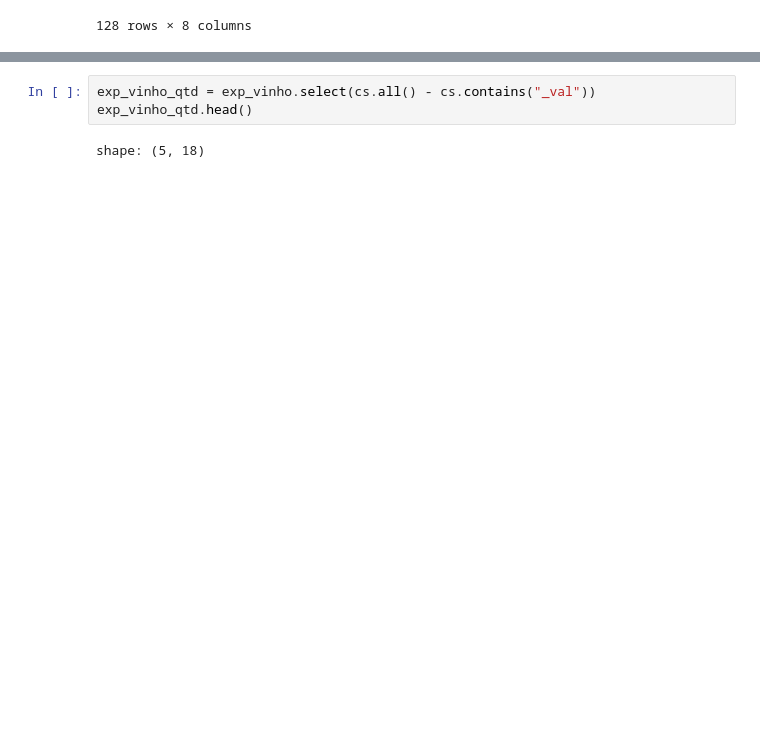
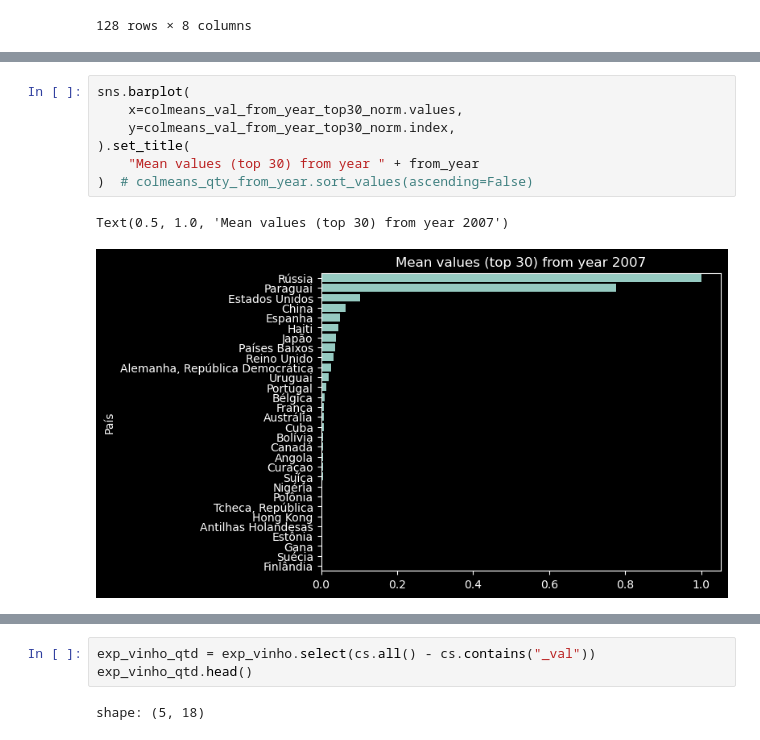
Before and after one commit to carlosvneves/fiap_techchallenge01, a Jupyter notebook: tech_challenge_fase01/playground-pandas.ipynb, the cells around one changed output, grey strips where cells are left out. Drawn from its saved outputs; the diff is of its cells as text; blank space fills up the shorter version.

```diff
--- a/tech_challenge_fase01/playground-pandas.ipynb
+++ b/tech_challenge_fase01/playground-pandas.ipynb
@@ -142 +166,11 @@ display(exp_vinho_val_from_year.describe().T)
+# %%
+sns.barplot(
+    x=colmeans_val_from_year_top30_norm.values,
+    y=colmeans_val_from_year_top30_norm.index,
+).set_title(
+    "Mean values (top 30) from year " + from_year
+)  # colmeans_qty_from_year.sort_values(ascending=False)
+# %% [output]
+Text(0.5, 1.0, 'Mean values (top 30) from year 2007')
+[figure, added]
 # %%
```
Also changed, not shown: parts of 18 cells of this notebook.
